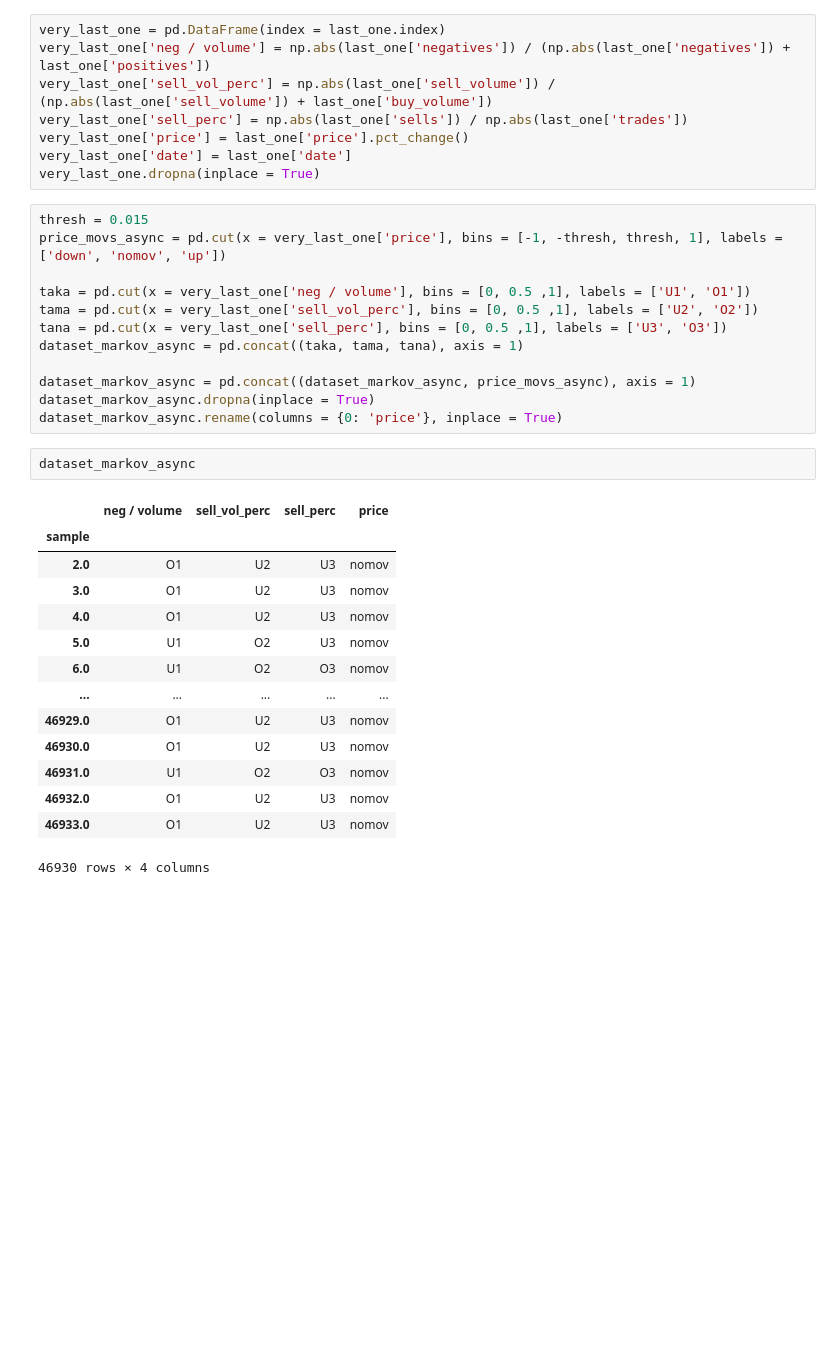
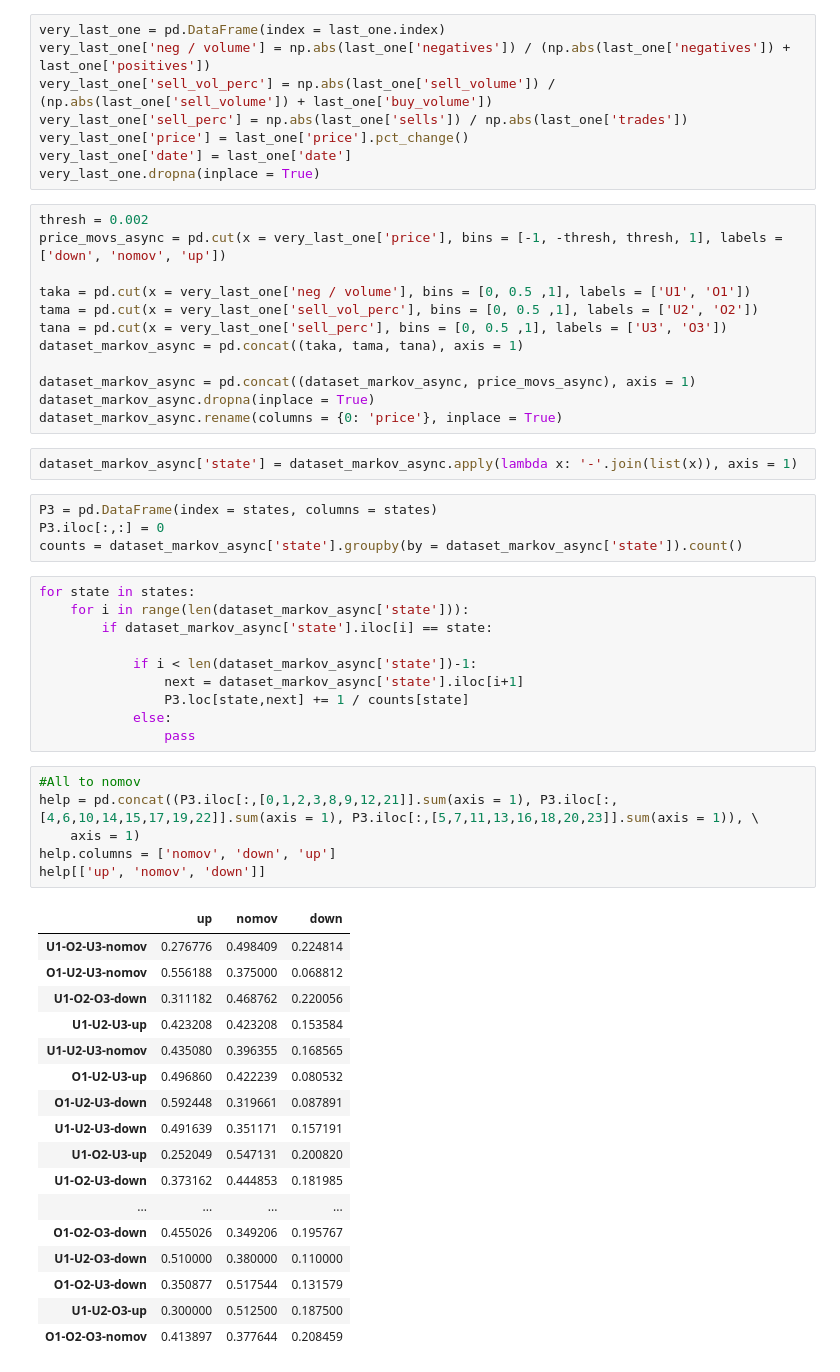
Before and after one commit to DonLeKouT/Thesis2, a Jupyter notebook: JupyterFiles/conclusion.ipynb, the cells around one changed output. Cells and saved outputs as stored; diff of their text form; blank space fills up the shorter version.

```diff
--- a/JupyterFiles/conclusion.ipynb
+++ b/JupyterFiles/conclusion.ipynb
@@ -320,7 +322,7 @@ very_last_one['price'] = last_one['price'].pct_change()
 very_last_one['date'] = last_one['date']
 very_last_one.dropna(inplace = True)
 # %%
-thresh = 0.015
+thresh = 0.002
 price_movs_async = pd.cut(x = very_last_one['price'], bins = [-1, -thresh, thresh, 1], labels = ['down', 'nomov', 'up'])
 
 taka = pd.cut(x = very_last_one['neg / volume'], bins = [0, 0.5 ,1], labels = ['U1', 'O1'])
@@ -331,20 +333,43 @@ dataset_markov_async = pd.concat((taka, tama, tana), axis = 1)
 dataset_markov_async = pd.concat((dataset_markov_async, price_movs_async), axis = 1)
 dataset_markov_async.dropna(inplace = True)
 dataset_markov_async.rename(columns = {0: 'price'}, inplace = True)
-# %%
-dataset_markov_async
-# %% [output]
-|  | neg / volume | sell_vol_perc | sell_perc | price |
-| sample |  |  |  |  |
-| 2.0 | O1 | U2 | U3 | nomov |
-| 3.0 | O1 | U2 | U3 | nomov |
-| 4.0 | O1 | U2 | U3 | nomov |
-| 5.0 | U1 | O2 | U3 | nomov |
-| 6.0 | U1 | O2 | O3 | nomov |
-| ... | ... | ... | ... | ... |
-| 46929.0 | O1 | U2 | U3 | nomov |
-| 46930.0 | O1 | U2 | U3 | nomov |
-| 46931.0 | U1 | O2 | O3 | nomov |
-| 46932.0 | O1 | U2 | U3 | nomov |
-| 46933.0 | O1 | U2 | U3 | nomov |
-46930 rows × 4 columns
+# %%
+dataset_markov_async['state'] = dataset_markov_async.apply(lambda x: '-'.join(list(x)), axis = 1)
+# %%
+P3 = pd.DataFrame(index = states, columns = states)
+P3.iloc[:,:] = 0
+counts = dataset_markov_async['state'].groupby(by = dataset_markov_async['state']).count()
+# %%
+for state in states:
+    for i in range(len(dataset_markov_async['state'])):
+        if dataset_markov_async['state'].iloc[i] == state:
+
+            if i < len(dataset_markov_async['state'])-1:
+                next = dataset_markov_async['state'].iloc[i+1]
+                P3.loc[state,next] += 1 / counts[state]
+            else:
+                pass
+# %%
+#All to nomov
+help = pd.concat((P3.iloc[:,[0,1,2,3,8,9,12,21]].sum(axis = 1), P3.iloc[:,[4,6,10,14,15,17,19,22]].sum(axis = 1), P3.iloc[:,[5,7,11,13,16,18,20,23]].sum(axis = 1)), \
+    axis = 1)
+help.columns = ['nomov', 'down', 'up']
+help[['up', 'nomov', 'down']]
+# %% [output]
+|  | up | nomov | down |
+| U1-O2-U3-nomov | 0.276776 | 0.498409 | 0.224814 |
+| O1-U2-U3-nomov | 0.556188 | 0.375000 | 0.068812 |
+| U1-O2-O3-down | 0.311182 | 0.468762 | 0.220056 |
+| U1-U2-U3-up | 0.423208 | 0.423208 | 0.153584 |
+| U1-U2-U3-nomov | 0.435080 | 0.396355 | 0.168565 |
+| O1-U2-U3-up | 0.496860 | 0.422239 | 0.080532 |
+| O1-U2-U3-down | 0.592448 | 0.319661 | 0.087891 |
+| U1-U2-U3-down | 0.491639 | 0.351171 | 0.157191 |
+| U1-O2-U3-up | 0.252049 | 0.547131 | 0.200820 |
+| U1-O2-U3-down | 0.373162 | 0.444853 | 0.181985 |
+| ... | ... | ... | ... |
+| O1-O2-O3-down | 0.455026 | 0.349206 | 0.195767 |
+| U1-U2-O3-down | 0.510000 | 0.380000 | 0.110000 |
+| O1-O2-U3-down | 0.350877 | 0.517544 | 0.131579 |
+| U1-U2-O3-up | 0.300000 | 0.512500 | 0.187500 |
+| O1-O2-O3-nomov | 0.413897 | 0.377644 | 0.208459 |
```
Also changed, not shown: parts of 8 cells of this notebook.
